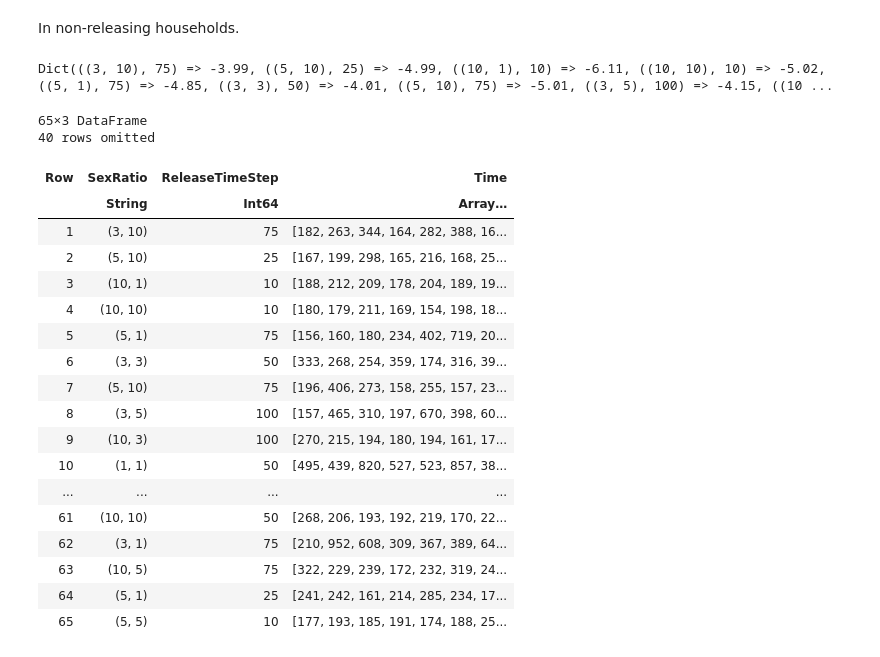
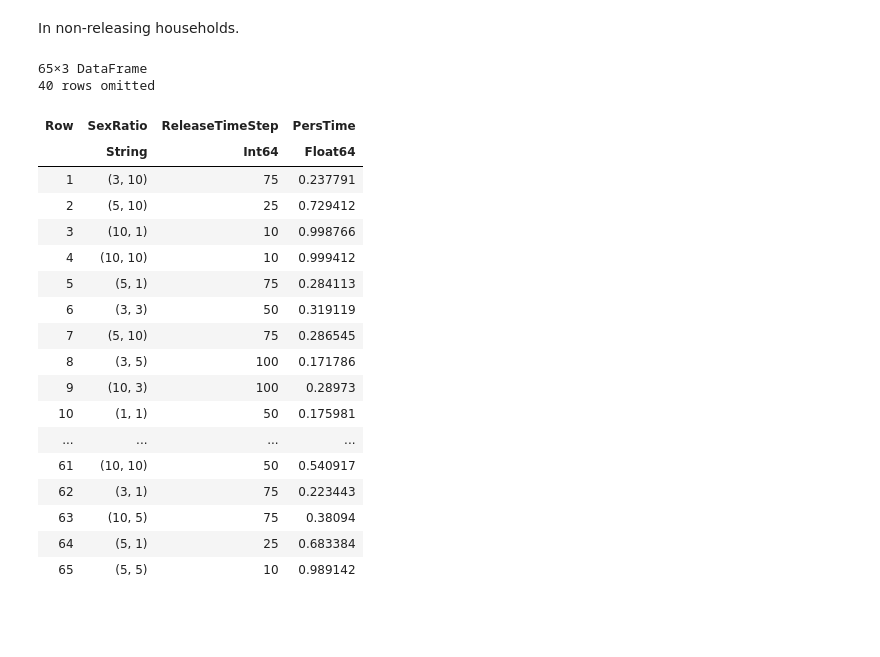
Before and after one commit to ahb48/Wolbachia-movement-households, a Jupyter notebook: propn_hhold_results.ipynb, the cells around one changed output. Drawn from its saved outputs; the diff is of its cells as text; code cells hidden in the pictures; blank space fills up the shorter version.

```diff
--- a/propn_hhold_results.ipynb
+++ b/propn_hhold_results.ipynb
@@ -55,7 +55,7 @@ rel_t = 150   # initial release time
 ## currently set for community wide release
 
 t_start = 0
-t_end = 6000   # start time and end time (days) of simulation
+t_end = 1000   # start time and end time (days) of simulation
 
 result_length = length(t_start:t_end) # number of time points to store results
 weeks = round(Int,result_length/7) + 1   # number of weeks to store results
@@ -378,77 +381,60 @@ Persistence time of Wolbachia
 In non-releasing households.
 # %%
 wolb_pers_dict = Dict{Tuple{Tuple{Int, Int}, Int}, Float64}()
-num_zeros = zeros(Float64, 11, 11) # Initialize a matrix to store the number
+#num_zeros = zeros(Float64, 11, 11) # Initialize a matrix to store the number
 
 for r in sex_ratios
     for t in rel_time_steps
         num_zeros = 0.0
         fem, male = r
         JOB_ID = find_job_id(JOBS_DF, fem, male, t)
         #println(fem, "  ", male, "  ", t, "  ", JOB_ID)
         # for release household change to track_fem_w_rel... etc
-        df_track_fem_w = CSV.read(joinpath("single_hhold_release", "$(JOB_ID)", "$(JOB_ID)","track_fem_w_$(H)__$(rel_t)_$(male)_$(fem)_$(t)_$(rel_type).csv"), DataFrame)
-        df_track_male_w = CSV.read(joinpath("single_hhold_release", "$(JOB_ID)", "$(JOB_ID)","track_male_w_$(H)__$(rel_t)_$(male)_$(fem)_$(t)_$(rel_type).csv"), DataFrame)
-
-        wolb_persist = df_track_fem_w .+ df_track_male_w # sum males and females
-        n_rows, n_cols = size(wolb_persist)
-        indices_zero_after_non_zero = fill(t_end+1, n_cols)  # Initialize with t_end to indicate no such zero found
-        indices_first_non_zero = fill(t_end+1, n_cols)      # Initialize with t_end to indicate no non-zero found
+        df_track_fem_w = CSV.read(joinpath("single_hhold_release", "$(JOB_ID)", "$(JOB_ID)","track_fem_w_rel_$(H)__$(rel_t)_$(male)_$(fem)_$(t)_$(rel_type).csv"), DataFrame)
+        df_track_male_w = CSV.read(joinpath("single_hhold_release", "$(JOB_ID)", "$(JOB_ID)","track_male_w_rel_$(H)__$(rel_t)_$(male)_$(fem)_$(t)_$(rel_type).csv"), DataFrame)
 
         wolb_persist = df_track_fem_w .+ df_track_male_w # sum males and females
         n_rows, n_cols = size(wolb_persist)
 
-        for col in 1:n_cols  # finds index where wolbachia first introduced and index where it goes extinct (if does)
-            found_non_zero = false
-            for row in n_rows:-1:1   # iterate from the last row to the first row
-                if wolb_persist[row, col] != 0   # if last value non-zero, still wolb present
-                    if !found_non_zero
-                        indices_first_non_zero[col] = row
-                        found_non_zero = true
-                    end
-                elseif found_non_zero && wolb_persist[row, col] == 0  # if found last time wolb present
-                    # and now it is zero, store the index
-                    indices_zero_after_non_zero[col] = row
-                    break
-                end
-            end
+        for col in 1:n_cols # iterate through each column
+            # find the number of rows in the column that are non-zero
+            wolb_persist_col = wolb_persist[:, col]
+            num_zeros += count(!=(0), wolb_persist_col)./ (t_end+1-150)
         end
-        first_zero_dict[(r,t)] = indices_first_non_zero
-        next_zero_dict[(r,t)] = indices_zero_after_non_zero
-        wolb_pers_dict[(r, t)] = mean(indices_first_non_zero-indices_zero_after_non_zero)  # calculate the average persistence time
+
+        wolb_pers_dict[(r, t)] = num_zeros/ num_simulations  # calculate the average persistence time
     end
 end
 
 # Convert the dictionary to a DataFrame
 sex_ratios_col = [string(k[1]) for k in keys(wolb_pers_dict)]
 release_time_steps_col = [k[2] for k in keys(wolb_pers_dict)]
 pers_time_col = [v for v in values(wolb_pers_dict)]
 
 wolb_pers_df = DataFrame(SexRatio=sex_ratios_col, ReleaseTimeStep=release_time_steps_col, PersTime=pers_time_col)
 
 # Save the DataFrame as a CSV file
-CSV.write("wolb_pers_scaled_propn_hhold_1_rel.csv", wolb_pers_df)
+#CSV.write("wolb_pers_scaled_propn_hhold_1_rel.csv", wolb_pers_df)
 # Load the CSV file into a DataFrame
 #wolb_pers_df_loaded = CSV.read("wolb_pers_propn_hhold_10.csv", DataFrame)
 # %% [output]
-Dict(((3, 10), 75) => -3.99, ((5, 10), 25) => -4.99, ((10, 1), 10) => -6.11, ((10, 10), 10) => -5.02, ((5, 1), 75) => -4.85, ((3, 3), 50) => -4.01, ((5, 10), 75) => -5.01, ((3, 5), 100) => -4.15, ((10 ...
+65×3 DataFrame
+40 rows omitted
-65×3 DataFrame
-40 rows omitted
-| Row | SexRatio | ReleaseTimeStep | Time |
-|  | String | Int64 | Array… |
-| 1 | (3, 10) | 75 | [182, 263, 344, 164, 282, 388, 16... |
-| 2 | (5, 10) | 25 | [167, 199, 298, 165, 216, 168, 25... |
-| 3 | (10, 1) | 10 | [188, 212, 209, 178, 204, 189, 19... |
-| 4 | (10, 10) | 10 | [180, 179, 211, 169, 154, 198, 18... |
-| 5 | (5, 1) | 75 | [156, 160, 180, 234, 402, 719, 20... |
-| 6 | (3, 3) | 50 | [333, 268, 254, 359, 174, 316, 39... |
-| 7 | (5, 10) | 75 | [196, 406, 273, 158, 255, 157, 23... |
-| 8 | (3, 5) | 100 | [157, 465, 310, 197, 670, 398, 60... |
-| 9 | (10, 3) | 100 | [270, 215, 194, 180, 194, 161, 17... |
-| 10 | (1, 1) | 50 | [495, 439, 820, 527, 523, 857, 38... |
+| Row | SexRatio | ReleaseTimeStep | PersTime |
+|  | String | Int64 | Float64 |
+| 1 | (3, 10) | 75 | 0.237791 |
+| 2 | (5, 10) | 25 | 0.729412 |
+| 3 | (10, 1) | 10 | 0.998766 |
+| 4 | (10, 10) | 10 | 0.999412 |
+| 5 | (5, 1) | 75 | 0.284113 |
+| 6 | (3, 3) | 50 | 0.319119 |
+| 7 | (5, 10) | 75 | 0.286545 |
+| 8 | (3, 5) | 100 | 0.171786 |
+| 9 | (10, 3) | 100 | 0.28973 |
+| 10 | (1, 1) | 50 | 0.175981 |
 | ... | ... | ... | ... |
-| 61 | (10, 10) | 50 | [268, 206, 193, 192, 219, 170, 22... |
-| 62 | (3, 1) | 75 | [210, 952, 608, 309, 367, 389, 64... |
-| 63 | (10, 5) | 75 | [322, 229, 239, 172, 232, 319, 24... |
-| 64 | (5, 1) | 25 | [241, 242, 161, 214, 285, 234, 17... |
-| 65 | (5, 5) | 10 | [177, 193, 185, 191, 174, 188, 25... |
+| 61 | (10, 10) | 50 | 0.540917 |
+| 62 | (3, 1) | 75 | 0.223443 |
+| 63 | (10, 5) | 75 | 0.38094 |
+| 64 | (5, 1) | 25 | 0.683384 |
+| 65 | (5, 5) | 10 | 0.989142 |
```
Also changed, not shown: parts of 3 cells of this notebook.
